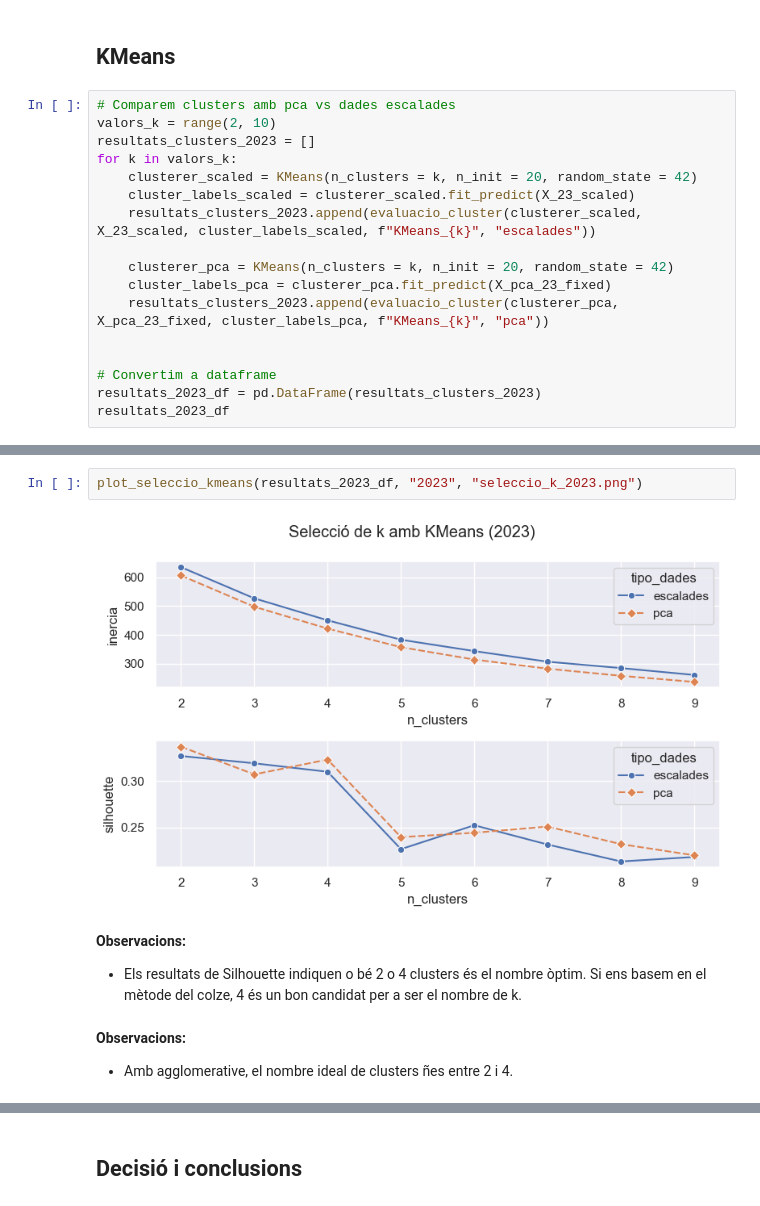
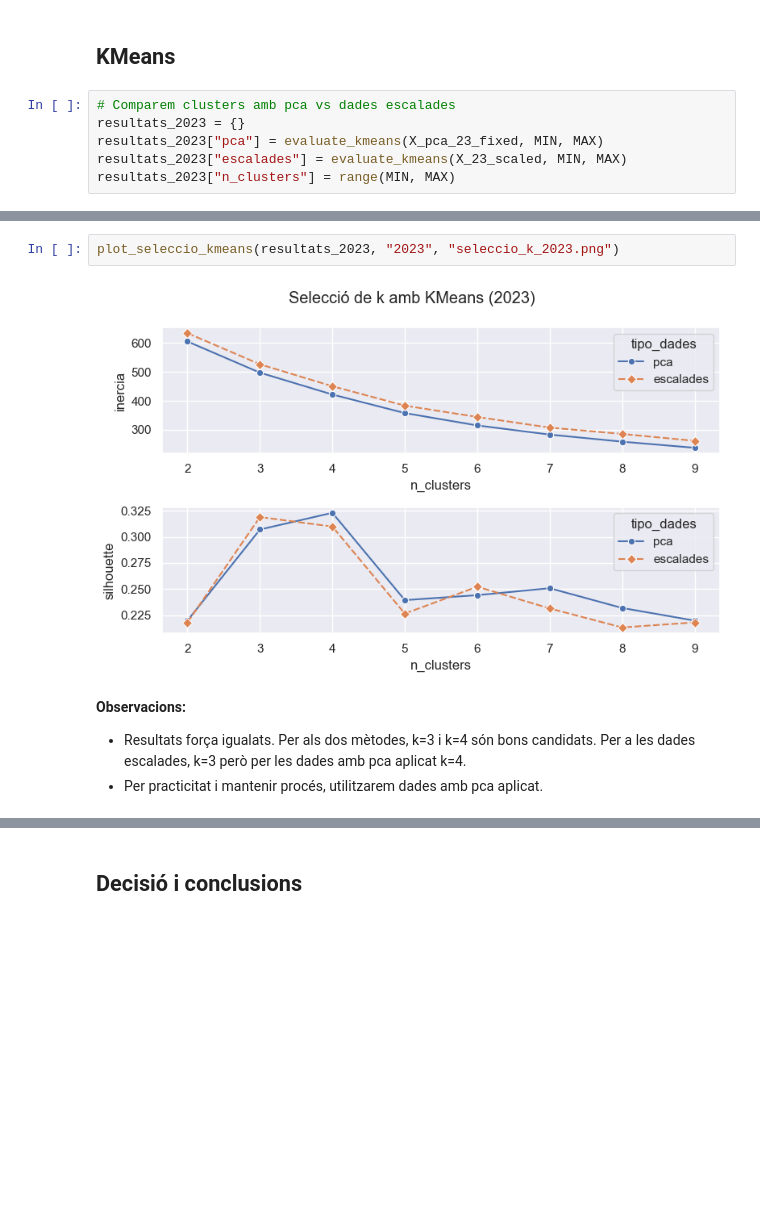
Before and after one commit to joseprau/tfm_gentrificacio_bcn, a Jupyter notebook: notebooks/modelling.ipynb, the cells around one changed output, grey strips where cells are left out. Saved outputs shown, nothing was run; the diff lists cells and outputs as text; blank space fills up the shorter version.

```diff
--- a/notebooks/modelling.ipynb
+++ b/notebooks/modelling.ipynb
@@ -475,18 +472,7 @@ X_pca_df.head()
 ## KMeans
 # %%
 # Comparem clusters amb pca vs dades escalades
-valors_k = range(2, 10)
-resultats_clusters_2023 = []
-for k in valors_k:
-    clusterer_scaled = KMeans(n_clusters = k, n_init = 20, random_state = 42)
-    cluster_labels_scaled = clusterer_scaled.fit_predict(X_23_scaled)
-    resultats_clusters_2023.append(evaluacio_cluster(clusterer_scaled, X_23_scaled, cluster_labels_scaled, f"KMeans_{k}", "escalades"))
-
-    clusterer_pca = KMeans(n_clusters = k, n_init = 20, random_state = 42)
-    cluster_labels_pca = clusterer_pca.fit_predict(X_pca_23_fixed)
-    resultats_clusters_2023.append(evaluacio_cluster(clusterer_pca, X_pca_23_fixed, cluster_labels_pca, f"KMeans_{k}", "pca"))
-
-
-# Convertim a dataframe
-resultats_2023_df = pd.DataFrame(resultats_clusters_2023)
-resultats_2023_df
+resultats_2023 = {}
+resultats_2023["pca"] = evaluate_kmeans(X_pca_23_fixed, MIN, MAX)
+resultats_2023["escalades"] = evaluate_kmeans(X_23_scaled, MIN, MAX)
+resultats_2023["n_clusters"] = range(MIN, MAX)
@@ -511,10 +479,8 @@ resultats_2023_df
 # %%
-plot_seleccio_kmeans(resultats_2023_df, "2023", "seleccio_k_2023.png")
+plot_seleccio_kmeans(resultats_2023, "2023", "seleccio_k_2023.png")
 # %% [output]
-[figure, old version]
+[figure, new version]
 # %% [markdown]
 **Observacions:**
-- Els resultats de Silhouette indiquen o bé 2 o 4 clusters és el nombre òptim. Si ens basem en el mètode del colze, 4 és un bon candidat per a ser el nombre de k.
+- Resultats força igualats. Per als dos mètodes, k=3 i k=4 són bons candidats. Per a les dades escalades, k=3 però per les dades amb pca aplicat k=4.
+- Per practicitat i mantenir procés, utilitzarem dades amb pca aplicat.
-# %% [markdown]
-**Observacions:**
-- Amb agglomerative, el nombre ideal de clusters ñes entre 2 i 4.
```
Also changed, not shown: parts of 6 cells of this notebook, 6 other files.
